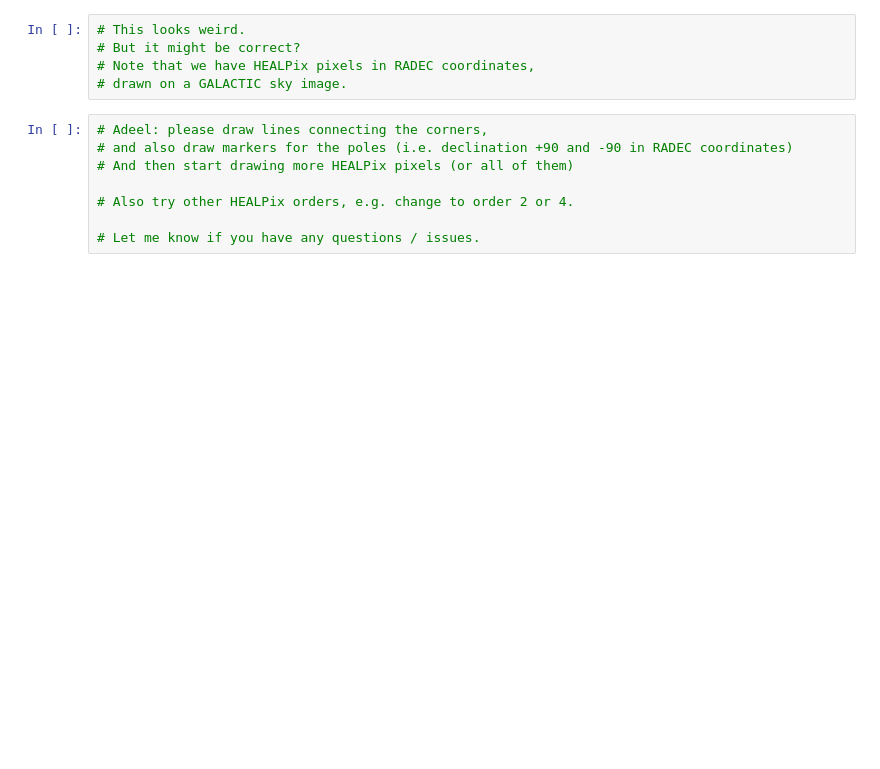
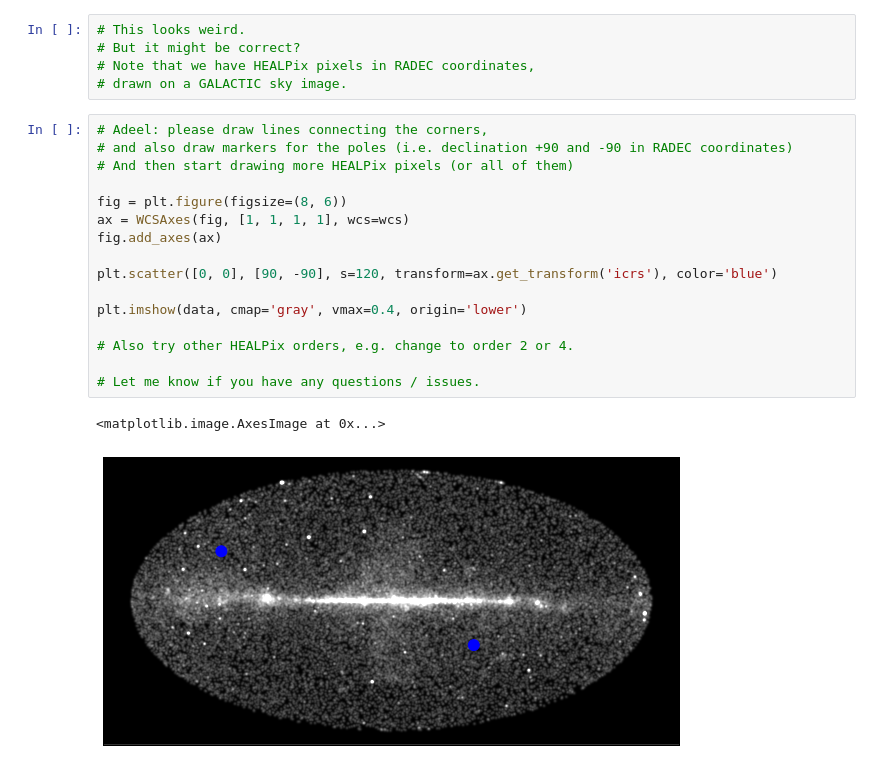
Before and after one commit to adl1995/HIPS-to-Py, a Jupyter notebook: examples/draw-healpix-stuff.ipynb, the cells around one changed output. Drawn from its saved outputs; the diff is of its cells as text; blank space fills up the shorter version.

```diff
--- a/examples/draw-healpix-stuff.ipynb
+++ b/examples/draw-healpix-stuff.ipynb
@@ -111,8 +113,19 @@ plt.scatter(radec.data.lon.deg, radec.data.lat.deg, s=20, transform=ax.get_trans
 # %%
 # Adeel: please draw lines connecting the corners,
 # and also draw markers for the poles (i.e. declination +90 and -90 in RADEC coordinates)
 # And then start drawing more HEALPix pixels (or all of them)
 
+fig = plt.figure(figsize=(8, 6))
+ax = WCSAxes(fig, [1, 1, 1, 1], wcs=wcs)
+fig.add_axes(ax)
+
+plt.scatter([0, 0], [90, -90], s=120, transform=ax.get_transform('icrs'), color='blue')
+
+plt.imshow(data, cmap='gray', vmax=0.4, origin='lower')
+
 # Also try other HEALPix orders, e.g. change to order 2 or 4.
 
 # Let me know if you have any questions / issues.
+# %% [output]
+<matplotlib.image.AxesImage at 0x...>
+[figure, added]
```
Also changed, not shown: parts of 4 cells of this notebook.
